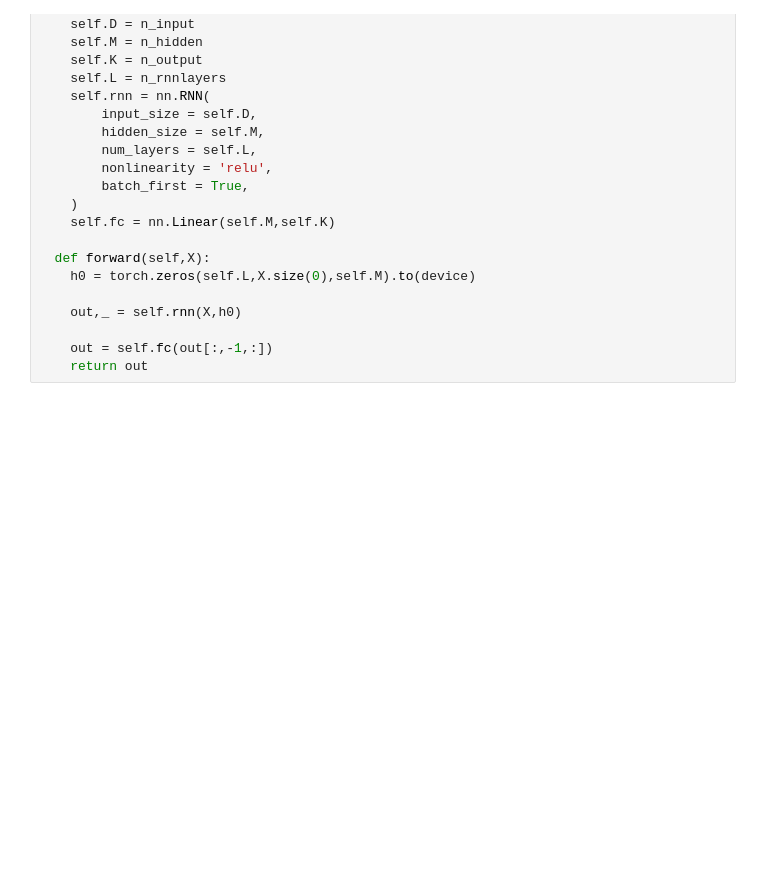
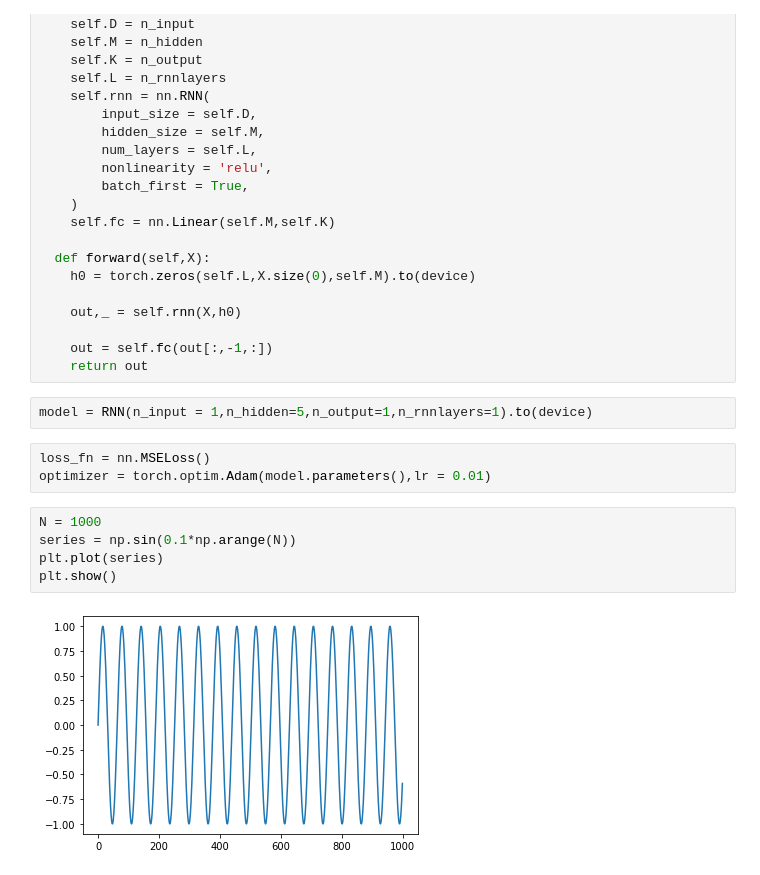
Before and after one commit to vijayshankarrealdeal/GoogleColab, a Jupyter notebook: RNN.ipynb, the cells around one changed output. Drawn from its saved outputs; the diff is of its cells as text; blank space fills up the shorter version.

```diff
--- a/RNN.ipynb
+++ b/RNN.ipynb
@@ -30,3 +31,15 @@ class RNN(nn.Module):
 
     out = self.fc(out[:,-1,:])
     return out
+# %%
+model = RNN(n_input = 1,n_hidden=5,n_output=1,n_rnnlayers=1).to(device)
+# %%
+loss_fn = nn.MSELoss()
+optimizer = torch.optim.Adam(model.parameters(),lr = 0.01)
+# %%
+N = 1000
+series = np.sin(0.1*np.arange(N))
+plt.plot(series)
+plt.show()
+# %% [output]
+[figure, added]
```
Also changed, not shown: parts of 3 cells of this notebook.
